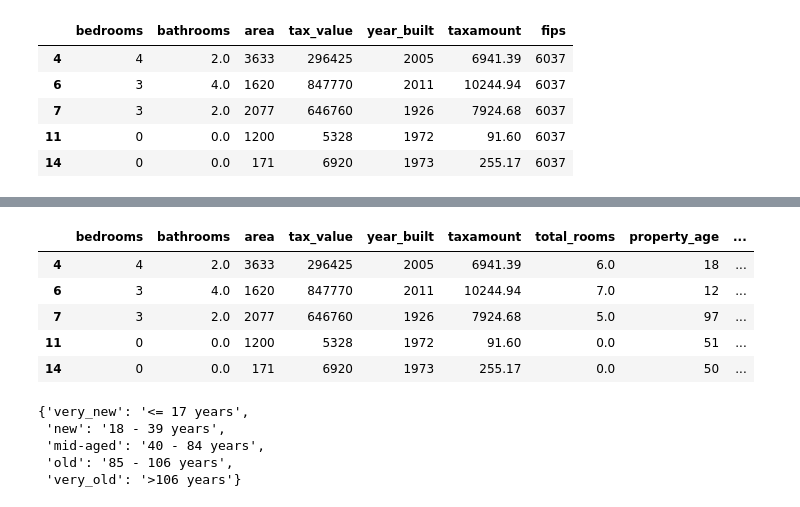
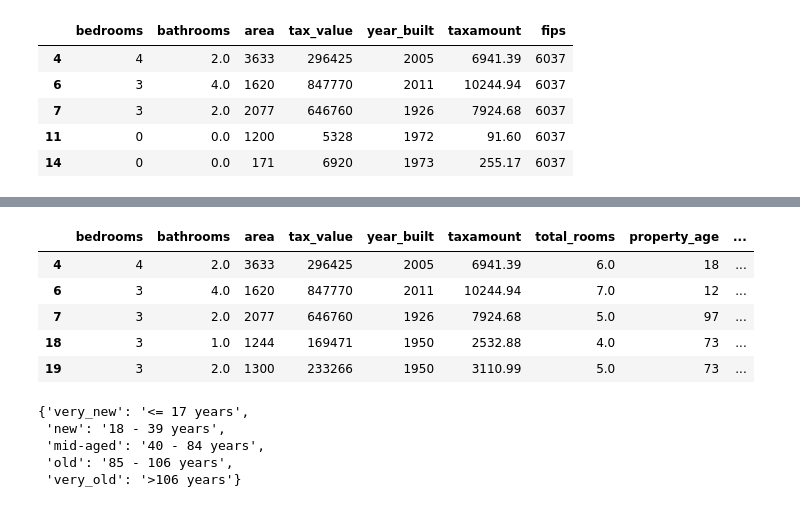
Before and after one commit to Jonathan-Garcia1/regression-exercises, a Jupyter notebook: features_zillow.ipynb, the cells around one changed output, grey strips where cells are left out. Drawn from its saved outputs; the diff is of its cells as text; code cells hidden in the pictures.

```diff
--- a/features_zillow.ipynb
+++ b/features_zillow.ipynb
@@ -30,0 +46,3 @@ df.head()
+# %%
+df = size_cat(df)
+df.head()
@@ -30,0 +56,3 @@ df.head()
+# %%
+df = age_cat(df)
+df.head()
@@ -30,0 +66,2 @@ df.head()
+# %%
+df = make_features(df)
@@ -30,0 +140,2 @@ df.head()
+# %%
+df = df[(df['bedrooms'] != 0) & (df['bathrooms'] != 0)]
@@ -31,28 +159,28 @@ df.head()
 # %%
 # Assuming df is your original DataFrame
 df['total_rooms'] = df['bedrooms'] + df['bathrooms']
 
 current_year = datetime.datetime.now().year
 df['property_age'] = current_year - df['year_built']
 
-df['price_per_sqft'] = df['tax_value'] / df['area']
+#df['price_per_sqft'] = df['tax_value'] / df['area']
 
-df['tax_rate'] = df['taxamount'] / df['tax_value']
+#df['tax_rate'] = df['taxamount'] / df['tax_value']
 
 df = pd.get_dummies(df, columns=['fips'], prefix='county')
 
 df['size_per_bedroom'] = df['area'] / df['bedrooms']
 
 df['bathroom_to_bedroom_ratio'] = df['bathrooms'] / df['bedrooms']
 
 df.head()
 # %% [output]
 |  | bedrooms | bathrooms | area | tax_value | year_built | taxamount | total_rooms | property_age | ... |
 | 4 | 4 | 2.0 | 3633 | 296425 | 2005 | 6941.39 | 6.0 | 18 | ... |
 | 6 | 3 | 4.0 | 1620 | 847770 | 2011 | 10244.94 | 7.0 | 12 | ... |
 | 7 | 3 | 2.0 | 2077 | 646760 | 1926 | 7924.68 | 5.0 | 97 | ... |
-| 11 | 0 | 0.0 | 1200 | 5328 | 1972 | 91.60 | 0.0 | 51 | ... |
-| 14 | 0 | 0.0 | 171 | 6920 | 1973 | 255.17 | 0.0 | 50 | ... |
+| 18 | 3 | 1.0 | 1244 | 169471 | 1950 | 2532.88 | 4.0 | 73 | ... |
+| 19 | 3 | 2.0 | 1300 | 233266 | 1950 | 3110.99 | 5.0 | 73 | ... |
 # %%
 property_age_mean = df['property_age'].mean()
 property_age_std = df['property_age'].std()
```
Also changed, not shown: parts of 19 cells of this notebook, 2 other files.
